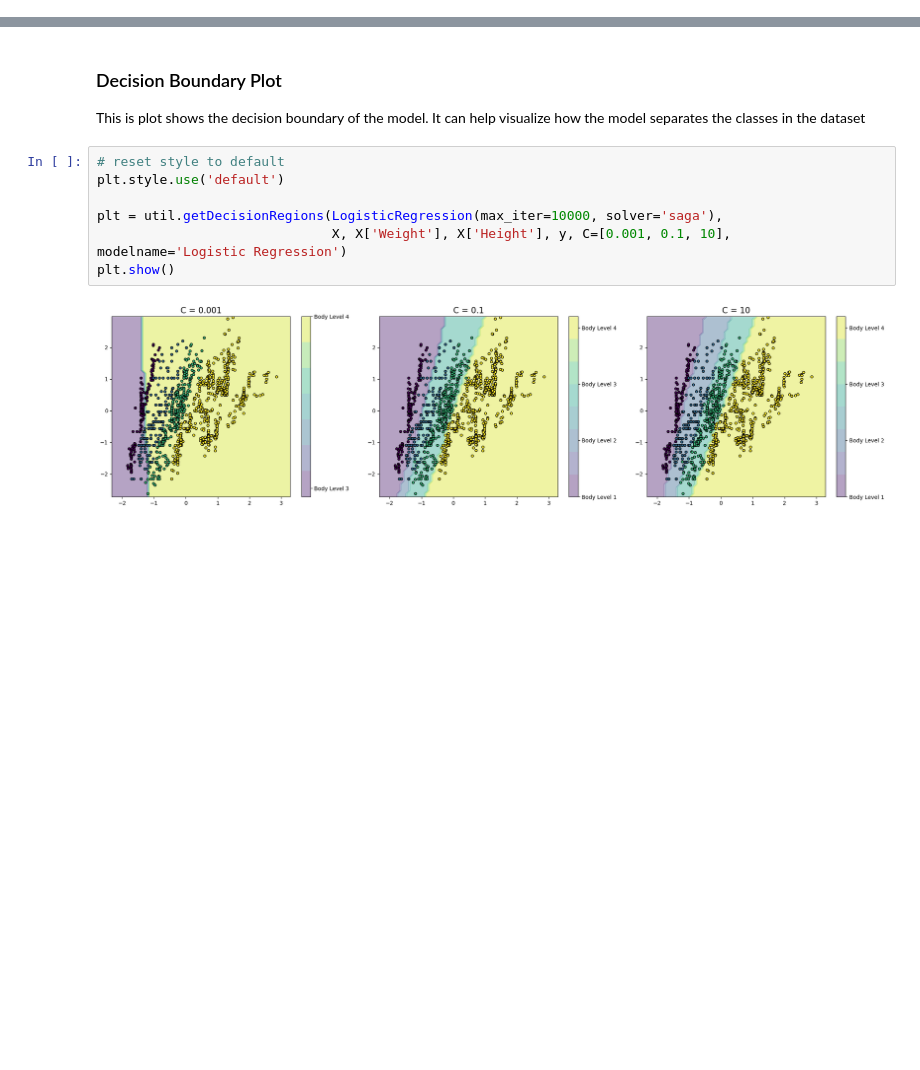
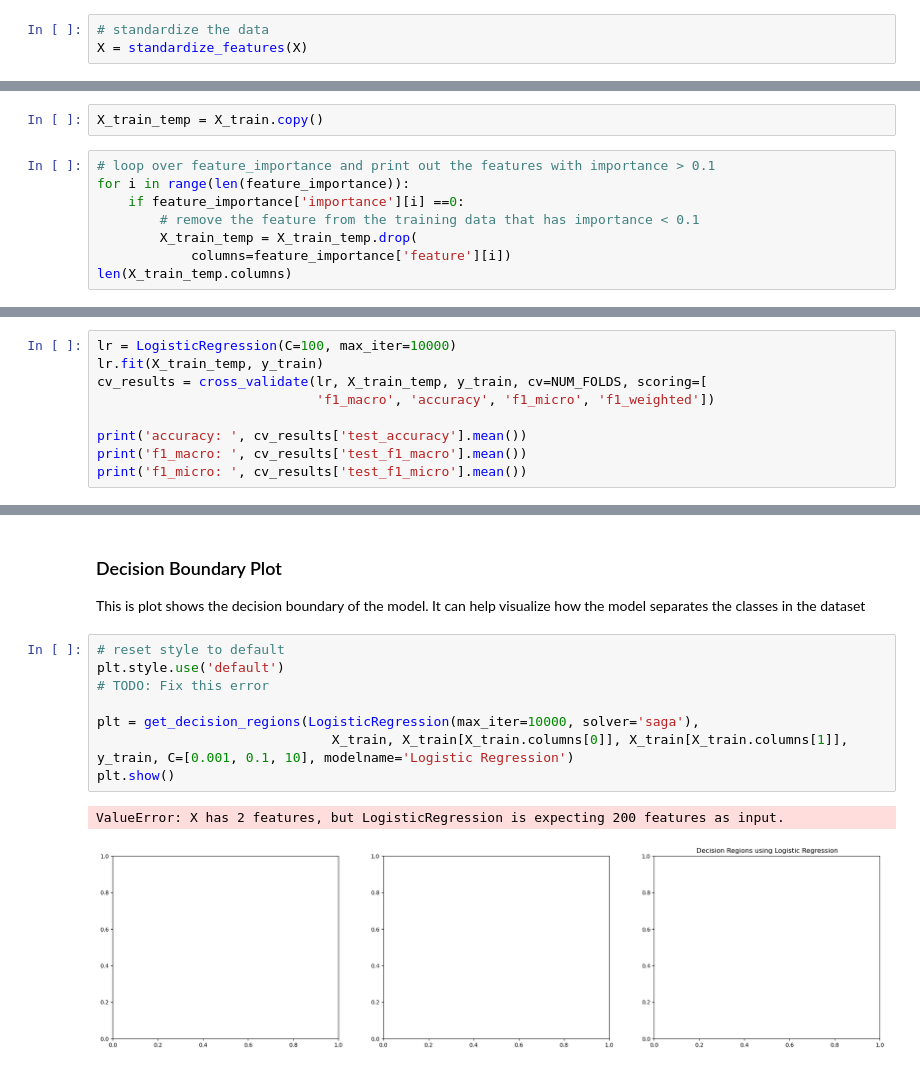
Before and after one commit to EngPeterAtef/transaction-prediction-ml-project, a Jupyter notebook: models/logitic_regression.ipynb, the cells around one changed output, grey strips where cells are left out. Drawn from its saved outputs; the diff is of its cells as text; blank space fills up the shorter version.

Commit message:
logitstic regression analysis Refactor dataset_analysis.ipynb and update correlation matrix code block

```diff
--- a/models/logitic_regression.ipynb
+++ b/models/logitic_regression.ipynb
@@ -24,0 +25,3 @@ X, y = get_train_data(path='../data/train.csv', scaleNumericalFeatures=True)
+# %%
+# standardize the data
+X = standardize_features(X)
@@ -69,3 +146,13 @@ AttributeError: 'numpy.ndarray' object has no attribute 'columns'
 ### Learning Curves Plot
 
 show the training error (Ein) and validation error (Eval) as a function of the training set size
+# %%
+X_train_temp = X_train.copy()
+# %%
+# loop over feature_importance and print out the features with importance > 0.1
+for i in range(len(feature_importance)):
+    if feature_importance['importance'][i] ==0:
+        # remove the feature from the training data that has importance < 0.1
+        X_train_temp = X_train_temp.drop(
+            columns=feature_importance['feature'][i])
+len(X_train_temp.columns)
@@ -71,0 +161,9 @@ show the training error (Ein) and validation error (Eval) as a function of the t
+# %%
+lr = LogisticRegression(C=100, max_iter=10000)
+lr.fit(X_train_temp, y_train)
+cv_results = cross_validate(lr, X_train_temp, y_train, cv=NUM_FOLDS, scoring=[
+                            'f1_macro', 'accuracy', 'f1_micro', 'f1_weighted'])
+
+print('accuracy: ', cv_results['test_accuracy'].mean())
+print('f1_macro: ', cv_results['test_f1_macro'].mean())
+print('f1_micro: ', cv_results['test_f1_micro'].mean())
@@ -152,9 +280,11 @@ This is plot shows the decision boundary of the model. It can help visualize how
 # %%
 # reset style to default
 plt.style.use('default')
+# TODO: Fix this error
 
-plt = util.getDecisionRegions(LogisticRegression(max_iter=10000, solver='saga'),
-                              X, X['Weight'], X['Height'], y, C=[0.001, 0.1, 10], modelname='Logistic Regression')
+plt = get_decision_regions(LogisticRegression(max_iter=10000, solver='saga'),
+                              X_train, X_train[X_train.columns[0]], X_train[X_train.columns[1]], y_train, C=[0.001, 0.1, 10], modelname='Logistic Regression')
 plt.show()
 # %% [output]
+ValueError: X has 2 features, but LogisticRegression is expecting 200 features as input.
-[figure, old version]
+[figure, new version]
```
Also changed, not shown: parts of 21 cells of this notebook, 9 other files.
